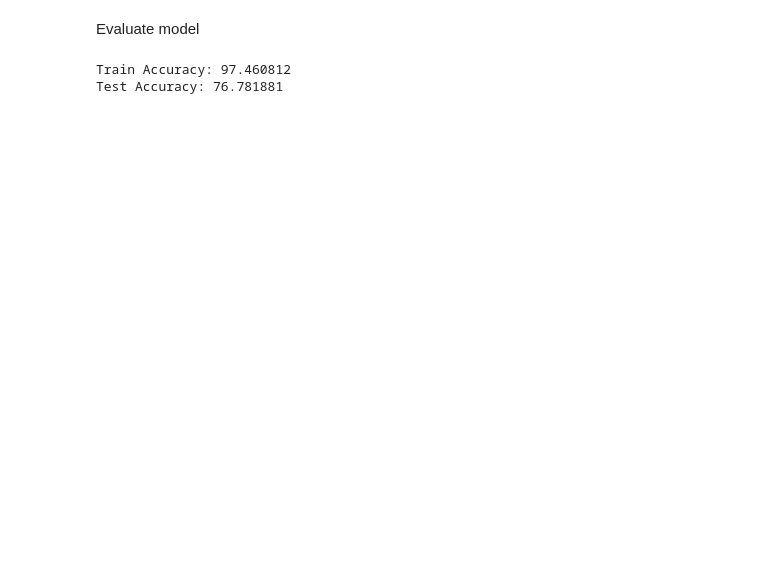
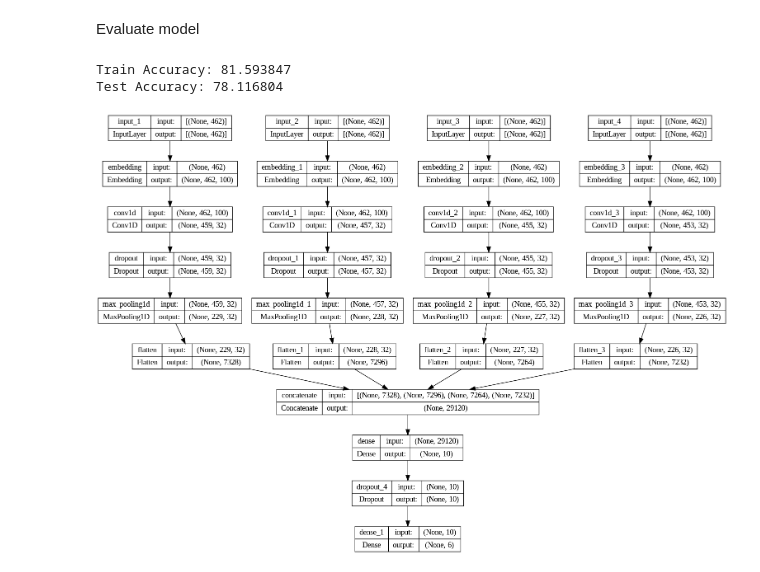
Before and after one commit to micheleintrevado/ML4MDE, a Jupyter notebook: CodeCommentClassification.ipynb, the cells around one changed output. Saved outputs shown, nothing was run; the diff lists cells and outputs as text; code cells hidden in the pictures; blank space fills up the shorter version.

Commit message:
update model with SGD and removing stopwords

```diff
--- a/CodeCommentClassification.ipynb
+++ b/CodeCommentClassification.ipynb
@@ -269,4 +256,4 @@ X_train, X_test, y_train, y_test = train_test_split(X_data, y_data, test_size=0.
 # %%
-# Import tokenizer from HuggingFace
-tokenizer = RobertaTokenizer.from_pretrained(MODEL_NAME)
+# # Import tokenizer from HuggingFace
+# tokenizer = RobertaTokenizer.from_pretrained(MODEL_NAME)
 # %%
@@ -418,13 +463,24 @@ def define_model(length, vocab_size):
   drop3 = Dropout(0.5)(conv3)
   pool3 = MaxPooling1D(pool_size=2)(drop3)
   flat3 = Flatten()(pool3)
+  # channel 4
+  inputs4 = Input(shape=(length,))
+  embedding4 = Embedding(vocab_size, 100)(inputs4)
+  conv4 = Conv1D(filters=32, kernel_size=10, activation='relu')(embedding4)
+  drop4 = Dropout(0.5)(conv4)
+  pool4 = MaxPooling1D(pool_size=2)(drop4)
+  flat4 = Flatten()(pool4)
   # merge
-  merged = concatenate([flat1, flat2, flat3])
+  merged = concatenate([flat1, flat2, flat3, flat4])
   # interpretation
   dense1 = Dense(10, activation='relu')(merged)
-  outputs = Dense(6, activation='sigmoid')(dense1)
-  model = Model(inputs=[inputs1, inputs2, inputs3], outputs=outputs)
-  opt = tf.keras.optimizers.Adam(learning_rate=0.0001)
+
+  # Add a dropout layer before the last output layer
+  last_drop = Dropout(0.5)(dense1)
+
+  outputs = Dense(6, activation='softmax')(last_drop)
+  model = Model(inputs=[inputs1, inputs2, inputs3, inputs4], outputs=outputs)
+  opt = tf.keras.optimizers.SGD()
   # compile
   model.compile(loss='sparse_categorical_crossentropy', optimizer=opt, metrics=['accuracy'], )
   # summarize
@@ -456,7 +512,7 @@ trainLabels = np.asarray(trainLabels).astype('float32')
 # define model
 model = define_model(length, vocab_size)
 # fit model
-model.fit([trainX,trainX,trainX], array(trainLabels), epochs=10, batch_size=16)
+model.fit([trainX,trainX,trainX,trainX], array(trainLabels), epochs=10, batch_size=8)
 # %% [output]
 Lines:  ['Reverse Quantum Annealing Approach to Portfolio Optimization Problems   We investigate a hybrid quantum-classical solution method to the\nmean-variance portfolio optimization problems. Start ...
  'Arithmetic properties of polynomials   In this paper, first, we prove that the Diophantine system\n\\[f(z)=f(x)+f(y)=f(u)-f(v)=f(p)f(q)\\] has infinitely many integer solutions for\n$f(X)=X(X+a)$ wi ...
@@ -485,12 +542,16 @@ testX = np.asarray(testX).astype('float32')
 testLabels = np.asarray(testLabels).astype('float32')
 
 # evaluate model on training dataset
-loss, acc = model.evaluate([trainX,trainX,trainX], array(trainLabels), verbose=0)
+loss, acc = model.evaluate([trainX,trainX,trainX,trainX], array(trainLabels), verbose=0)
 print('Train Accuracy: %f' % (acc*100))
 
 # evaluate model on test dataset dataset
-loss, acc = model.evaluate([testX,testX,testX],array(testLabels), verbose=0)
+loss, acc = model.evaluate([testX,testX,testX,testX],array(testLabels), verbose=0)
 print('Test Accuracy: %f' % (acc*100))
 # %% [output]
-Train Accuracy: 97.460812
-Test Accuracy: 76.781881
+Train Accuracy: 81.593847
+Test Accuracy: 78.116804
+# %%
+tf.keras.utils.plot_model(model, show_shapes=True)
+# %% [output]
+[figure, added]
```
Also changed, not shown: parts of 18 cells of this notebook.
